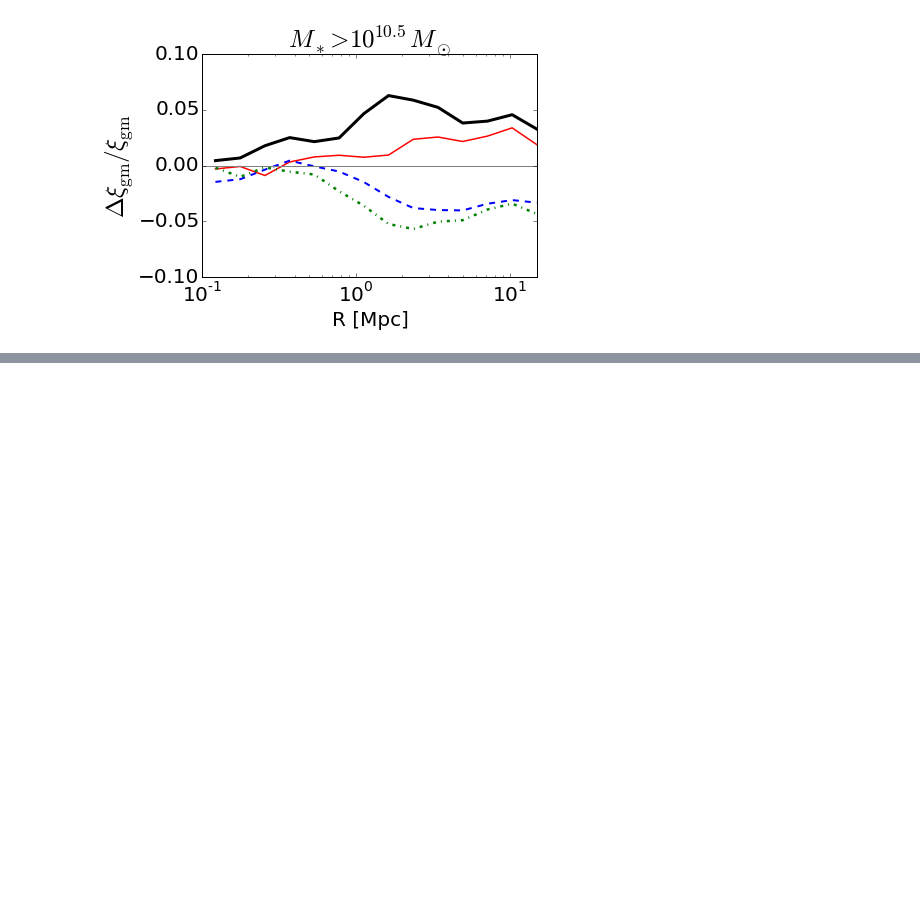
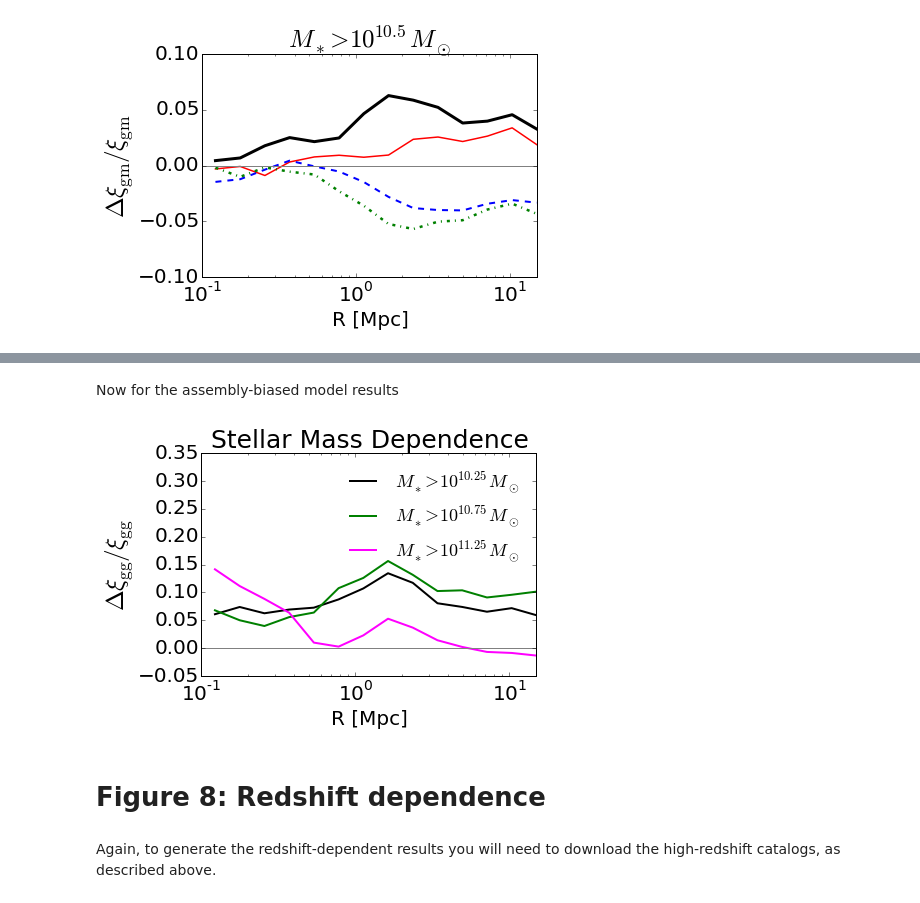
Before and after one commit to aphearin/decorated-hod-paper, a Jupyter notebook: generate_abthy_results.ipynb, the cells around one changed output, grey strips where cells are left out. Cells and saved outputs as stored; diff of their text form; code cells hidden in the pictures; blank space fills up the shorter version.

Commit message:
Finished documenting figure 8

```diff
--- a/generate_abthy_results.ipynb
+++ b/generate_abthy_results.ipynb
@@ -1005,0 +1064,54 @@ fig7b.savefig('FIGS/sec_haloprop_lensing.pdf',
+# %%
+r, xi_gg_baseline_1125_multidark = baseline_multidark_model_1125.compute_average_galaxy_clustering(num_iterations=num_iterations,
+                                                                               simname = 'multidark')
+# %% [markdown]
+Now for the assembly-biased model results
+# %%
+r, xi_gg_model_1025 = model_1025.compute_average_galaxy_clustering(num_iterations=num_iterations,
+                                                                               simname = 'bolshoi')
+r, xi_gg_model_1075 = model_1075.compute_average_galaxy_clustering(num_iterations=num_iterations,
+                                                                               simname = 'bolshoi')
+# %%
+r, xi_gg_model_1125_multidark = multidark_model_1125.compute_average_galaxy_clustering(num_iterations=num_iterations,
+                                                                               simname = 'multidark')
+# %%
+dy_gg_1025 = fracdiff(xi_gg_model_1025, xi_gg_baseline_1025)
+dy_gg_1075 = fracdiff(xi_gg_model_1075, xi_gg_baseline_1075)
+dy_gg_1125_multidark = fracdiff(xi_gg_model_1125_multidark, xi_gg_baseline_1125_multidark)
+# %%
+fig8 = plt.figure()
+ax = fig8.add_subplot(111)
+
+xlabel = ax.set_xlabel('R [Mpc]', fontsize=20)
+ylabel = ax.set_ylabel(r'$\Delta\xi_{\rm gg} / \xi_{\rm gg}$', fontsize=25)
+title = ax.set_title('Stellar Mass Dependence', fontsize=25)
+
+ax.plot(r, dy_gg_1025, '-', color='k', linewidth=2,
+        label = r'$M_{\ast} > 10^{10.25}M_{\odot}$')
+
+ax.plot(r, dy_gg_1075, '-', color='green', linewidth=2,
+        label = r'$M_{\ast} > 10^{10.75}M_{\odot}$')
+
+ax.plot(r, dy_gg_1125_multidark, '-', color='magenta', linewidth=2,
+        label = r'$M_{\ast} > 10^{11.25}M_{\odot}$')
+
+
+
+ax.plot(np.logspace(-2, 2, 100), np.zeros(100), color='gray')
+
+plt.xscale('log')
+plt.xticks(fontsize=20)
+plt.yticks(fontsize=20)
+plt.xlim(xmin = 0.1, xmax=15)
+plt.ylim(ymin = -0.05, ymax = 0.35)
+
+plt.legend(frameon=False, loc='best', fontsize=18)
+
+fig8.savefig('FIGS/stellar_mass_dependent_clustering.pdf',
+                  bbox_extra_artists=[xlabel, ylabel], bbox_inches='tight')
+# %% [output]
+[figure, added]
+# %% [markdown]
+# Figure 8: Redshift dependence
+# %% [markdown]
+Again, to generate the redshift-dependent results you will need to download the high-redshift catalogs, as described above.
```
Also changed, not shown: parts of 10 cells of this notebook, 2 other files.
